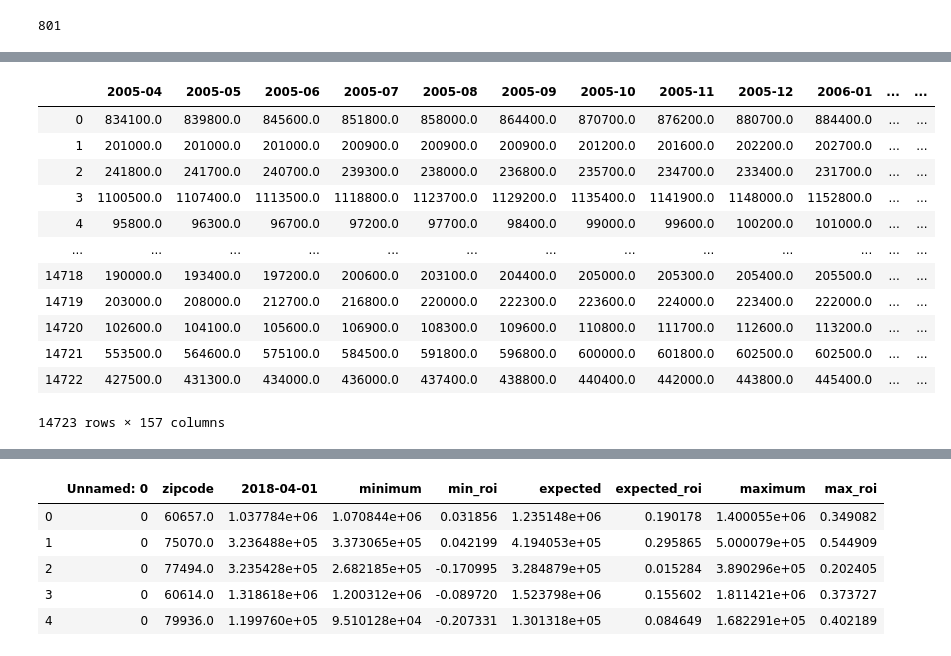
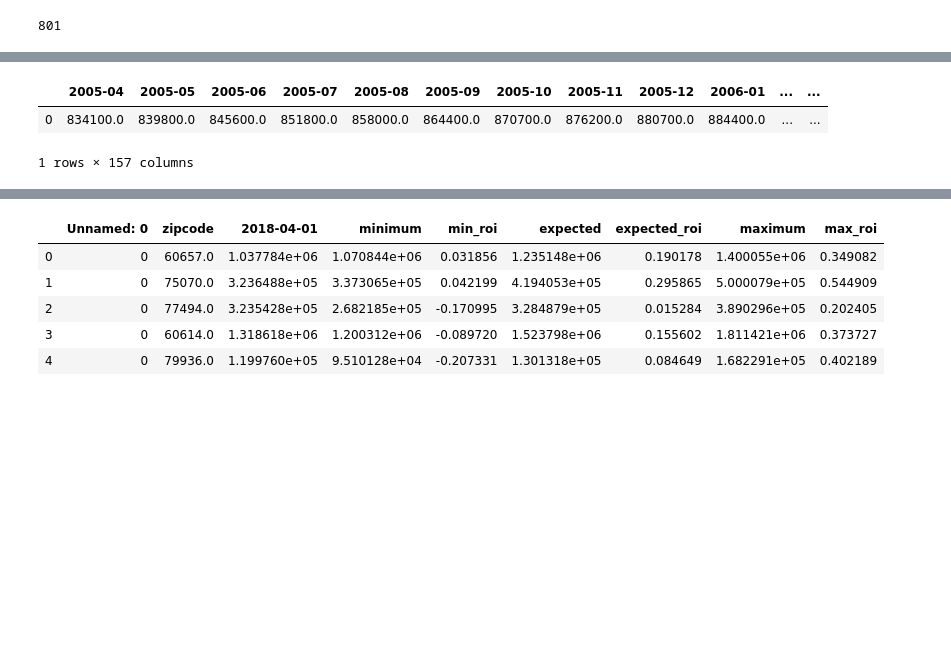
Before and after one commit to allisonhonold/Zillow_investment_zipcodes, a Jupyter notebook: plot_graphs.ipynb, the cells around one changed output, grey strips where cells are left out. Saved outputs shown, nothing was run; the diff lists cells and outputs as text; code cells hidden in the pictures; blank space fills up the shorter version.

```diff
--- a/plot_graphs.ipynb
+++ b/plot_graphs.ipynb
@@ -56,17 +102,7 @@ Name: RegionName, Length: 14723, dtype: int64
 # %%
-all_df.loc[:, '2005-04': '2018-04']
+all_df.loc[:, '2005-04': '2018-04'].head(1)
 # %% [output]
 |  | 2005-04 | 2005-05 | 2005-06 | 2005-07 | 2005-08 | 2005-09 | 2005-10 | 2005-11 | 2005-12 | 2006-01 | ... | ... |
 | 0 | 834100.0 | 839800.0 | 845600.0 | 851800.0 | 858000.0 | 864400.0 | 870700.0 | 876200.0 | 880700.0 | 884400.0 | ... | ... |
-| 1 | 201000.0 | 201000.0 | 201000.0 | 200900.0 | 200900.0 | 200900.0 | 201200.0 | 201600.0 | 202200.0 | 202700.0 | ... | ... |
-| 2 | 241800.0 | 241700.0 | 240700.0 | 239300.0 | 238000.0 | 236800.0 | 235700.0 | 234700.0 | 233400.0 | 231700.0 | ... | ... |
-| 3 | 1100500.0 | 1107400.0 | 1113500.0 | 1118800.0 | 1123700.0 | 1129200.0 | 1135400.0 | 1141900.0 | 1148000.0 | 1152800.0 | ... | ... |
-| 4 | 95800.0 | 96300.0 | 96700.0 | 97200.0 | 97700.0 | 98400.0 | 99000.0 | 99600.0 | 100200.0 | 101000.0 | ... | ... |
-| ... | ... | ... | ... | ... | ... | ... | ... | ... | ... | ... | ... | ... |
-| 14718 | 190000.0 | 193400.0 | 197200.0 | 200600.0 | 203100.0 | 204400.0 | 205000.0 | 205300.0 | 205400.0 | 205500.0 | ... | ... |
-| 14719 | 203000.0 | 208000.0 | 212700.0 | 216800.0 | 220000.0 | 222300.0 | 223600.0 | 224000.0 | 223400.0 | 222000.0 | ... | ... |
-| 14720 | 102600.0 | 104100.0 | 105600.0 | 106900.0 | 108300.0 | 109600.0 | 110800.0 | 111700.0 | 112600.0 | 113200.0 | ... | ... |
-| 14721 | 553500.0 | 564600.0 | 575100.0 | 584500.0 | 591800.0 | 596800.0 | 600000.0 | 601800.0 | 602500.0 | 602500.0 | ... | ... |
-| 14722 | 427500.0 | 431300.0 | 434000.0 | 436000.0 | 437400.0 | 438800.0 | 440400.0 | 442000.0 | 443800.0 | 445400.0 | ... | ... |
-14723 rows × 157 columns
+1 rows × 157 columns
 # %%
```
Also changed, not shown: parts of 20 cells of this notebook, 1 other file.
